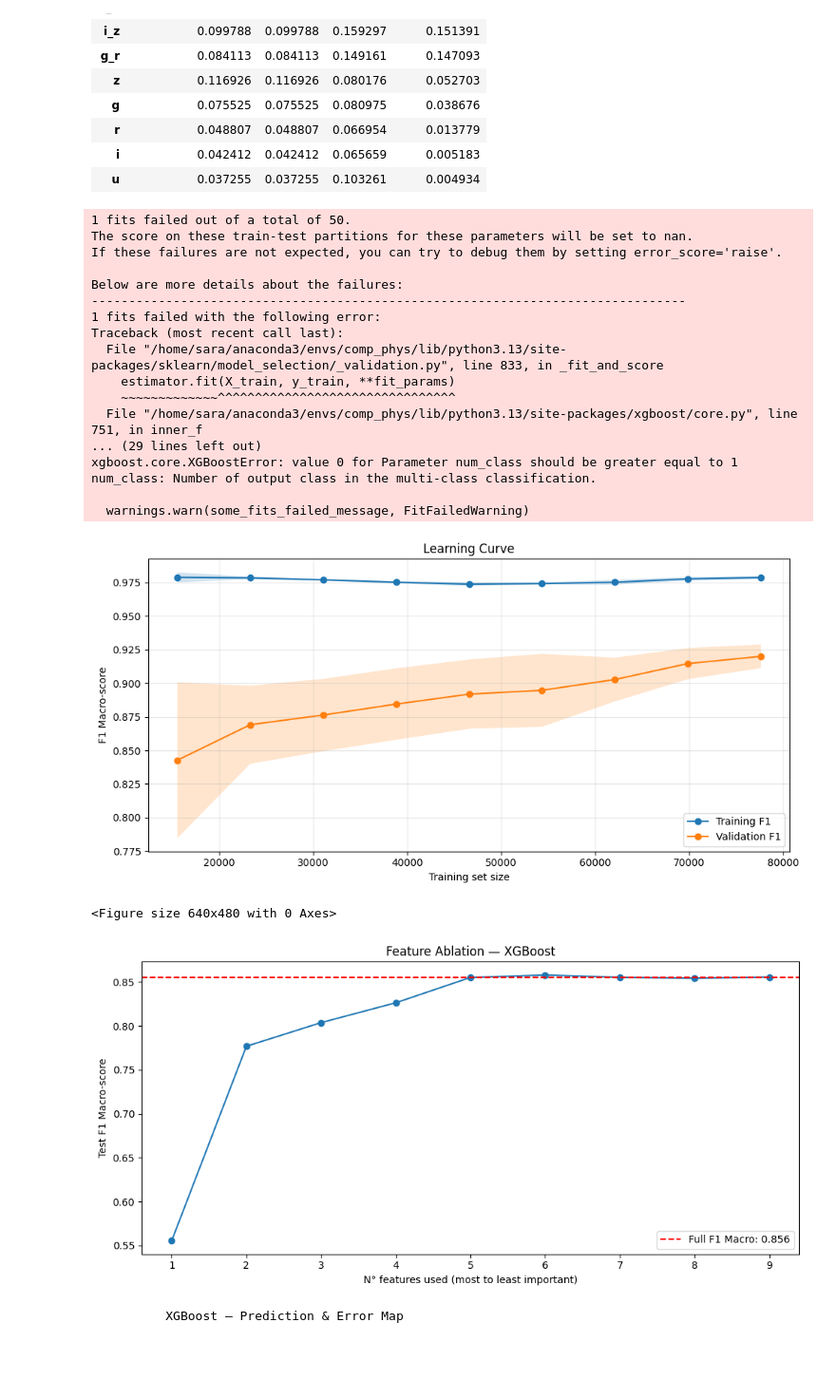
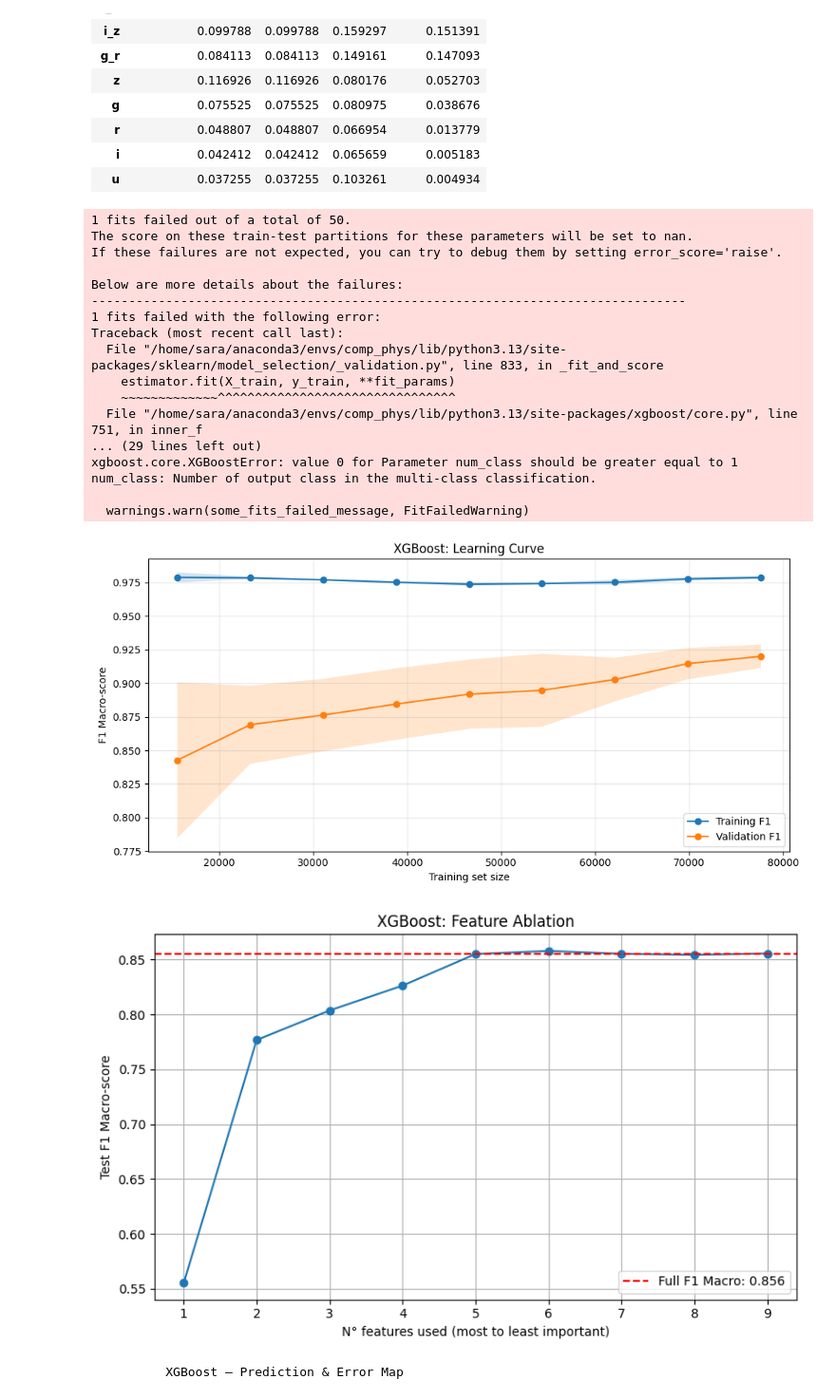
Before and after one commit to nicolomeneguzzo/Computational-Physics-2026, a Jupyter notebook: Astrophysical-Objects-Recognition/notebooks/stellar-classification-and-supervised-learning.ipynb, the cells around one changed output. Shown at 95% size. Saved outputs shown, nothing was run; the diff lists cells and outputs as text; code cells hidden in the pictures; blank space fills up the shorter version.

Commit message:
changes to the plots of feature ablation

```diff
--- a/Astrophysical-Objects-Recognition/notebooks/stellar-classification-and-supervised-learning.ipynb
+++ b/Astrophysical-Objects-Recognition/notebooks/stellar-classification-and-supervised-learning.ipynb
@@ -566,6 +566,14 @@ sc.plot_training_history(best_model_row["history"], title="Best Model")
 # Feature importance for the best NN model using permutation importance
 
 wrapped_model = sc.TorchModelWrapper(best_model_row["trained_model"], sc.device)
+imp = sc.compute_permutation_importance(
+    wrapped_model,
+    X_test,
+    y_test,
+    feature_names=feature_names,
+    n_jobs=1
+)
+
 
 df_imp = sc.plot_feature_importance(
     wrapped_model,
@@ -1039,7 +1052,7 @@ sc.plot_learning_curve(
     xgb_lc,
     X_train,
     y_train,
-    prefix_name='XGBoost'
+    title_prefix='XGBoost'
 )
 # %% [output]
 1 fits failed out of a total of 50.
@@ -1059,31 +1072,30 @@ xgboost.core.XGBoostError: value 0 for Parameter num_class should be greater equ
 num_class: Number of output class in the multi-class classification.
 
   warnings.warn(some_fits_failed_message, FitFailedWarning)
-[figure, old version]
+[figure, new version]
-<Figure size 640x480 with 0 Axes>
 # %%
 #feature ablation for xgboost
-fig, axes = plt.subplots(figsize=(10, 5))
+fig, axes = plt.subplots(figsize=(8, 5))
 
 xgb_ablation = XGBClassifier(
     n_estimators=1000,
     max_depth=xgb_final.max_depth,
     learning_rate=xgb_final.learning_rate,
     subsample=xgb_final.subsample,
     colsample_bytree=xgb_final.colsample_bytree,
-    prefix_name='XGBoost'
     random_state=42
 )
 xgb_ablation.fit(X_train, y_train)
 sc.plot_feature_ablation(xgb_ablation, X_train, X_test, y_train, y_test,
-                         feature_names,
+                         feature_names,title_prefix='XGBoost',
                          ax=axes)
 
 
 plt.tight_layout()
+plt.grid(True)
 plt.show()
 # %% [output]
-[figure, old version]
+[figure, new version]
 # %%
 # Plot prediction and error maps for XGBoost
 
```
Also changed, not shown: parts of 4 cells of this notebook, 2 other files.
